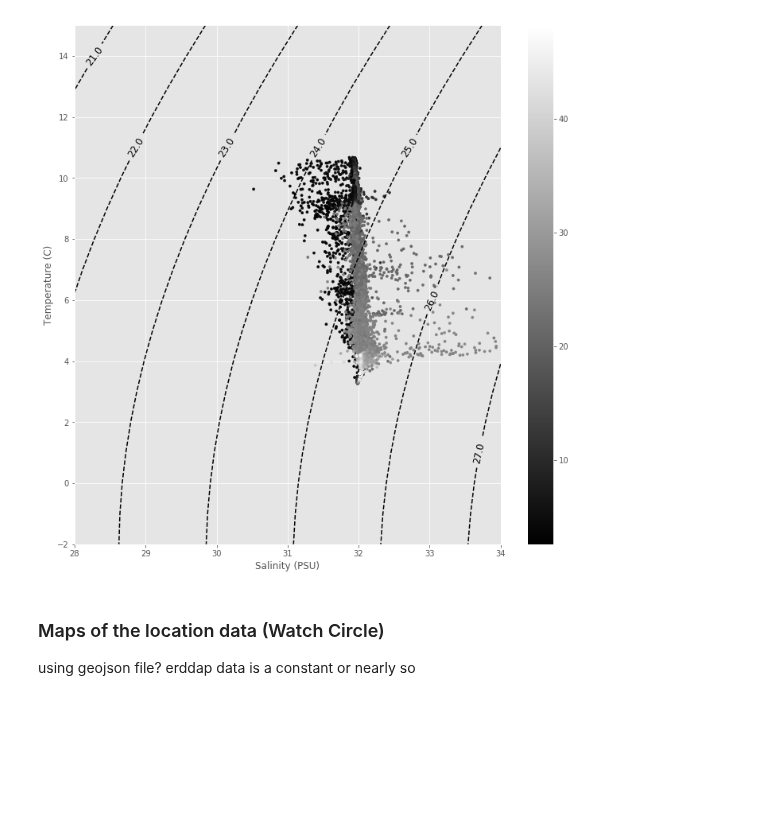
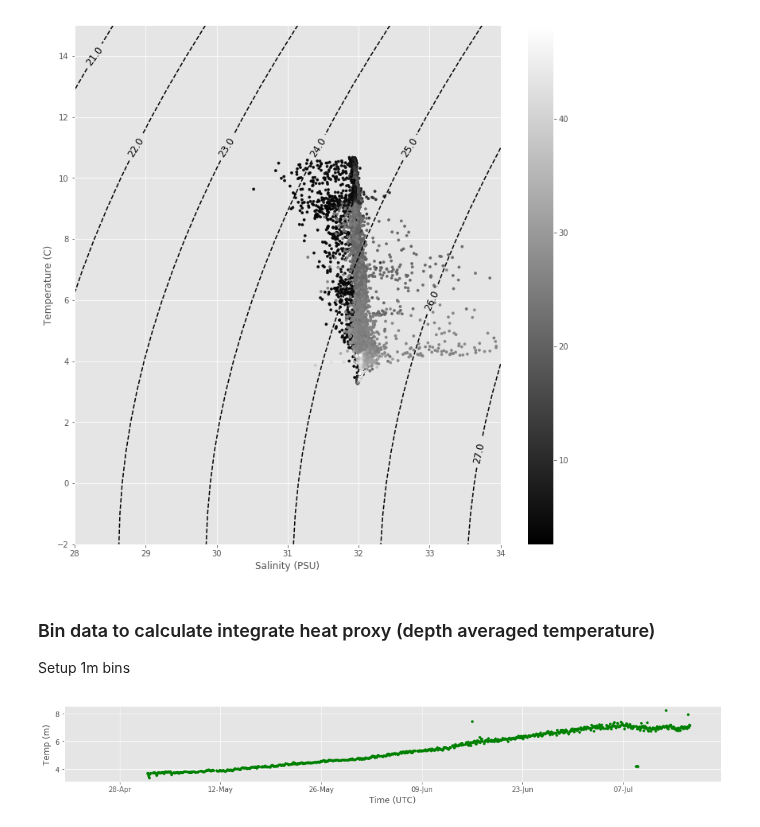
Before and after one commit to NOAA-PMEL/EcoFOCI_Jupyter_Notebooks, a Jupyter notebook: PrawlerDeployments/ERDDAP_PMEL_erddapy_Prawler_18BSITAEPR.ipynb, the cells around one changed output. Cells and saved outputs as stored; diff of their text form; code cells hidden in the pictures; blank space fills up the shorter version.

```diff
--- a/PrawlerDeployments/ERDDAP_PMEL_erddapy_Prawler_18BSITAEPR.ipynb
+++ b/PrawlerDeployments/ERDDAP_PMEL_erddapy_Prawler_18BSITAEPR.ipynb
@@ -438,7 +438,25 @@ def plot_salvtemp(salt, temp, press, srange=[28,34], trange=[-2,15], ptitle=""):
 fig = plot_salvtemp(df['Salinity'],df['Temperature'],df['depth'])
 # %% [output]
 [figure]
-# %% [markdown]
-### Maps of the location data (Watch Circle)
-
-using geojson file? erddap data is a constant or nearly so
+# %% [markdown]
+### Bin data to calculate integrate heat proxy (depth averaged temperature)
+
+Setup 1m bins
+# %%
+#depth averaged temp - interpolate to 1m bins before averaging
+dfint= df.groupby('profile_id')
+
+fig, ax = plt.subplots(figsize=(17, 2))
+
+for i,cast in enumerate(dfint.groups):
+    if dfint.get_group(cast)['depth'].std() > 1:
+        IntTemp = np.interp(np.arange(0,70,1),dfint.get_group(cast)['depth'], dfint.get_group(cast)['Temperature'], right=np.nan)
+        cs = ax.scatter(dfint.get_group(cast).index[0], np.nanmean(IntTemp), s=15, c='g', marker='o', edgecolor='none')
+
+    xfmt = mdates.DateFormatter('%d-%b')
+    ax.xaxis.set_major_formatter(xfmt)
+
+    ax.set_ylabel('Temp (m)')
+    ax.set_xlabel('Time (UTC)')
+# %% [output]
+[figure, added]
```
Also changed, not shown: parts of 13 cells of this notebook, 2 other files.
